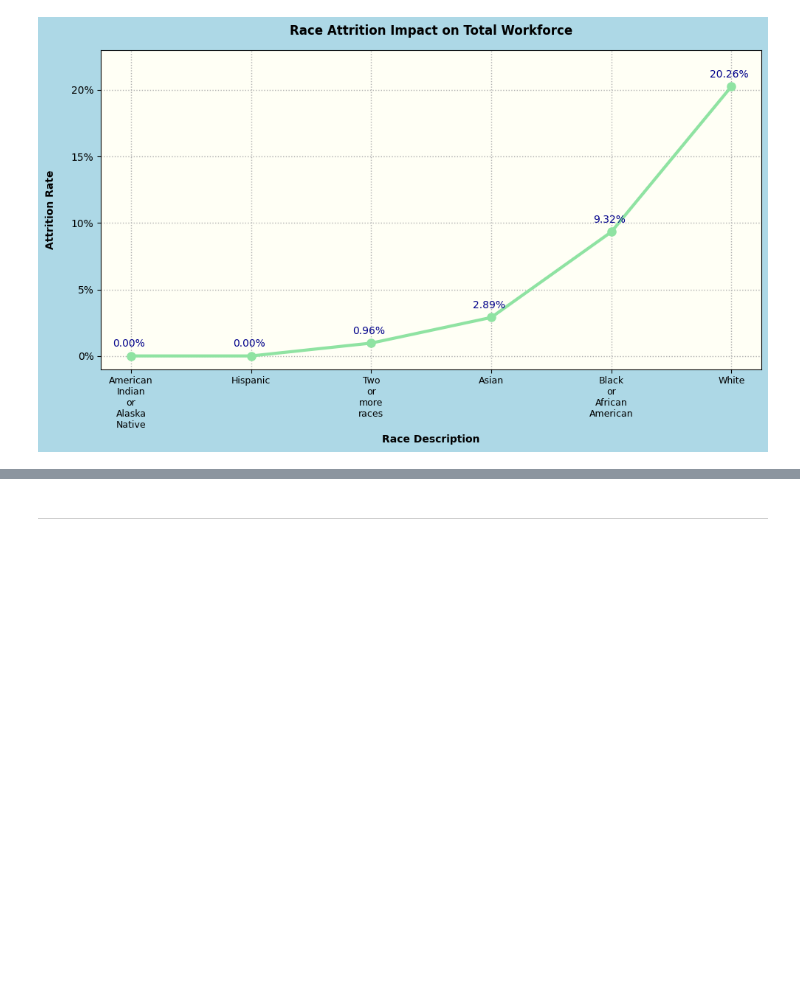
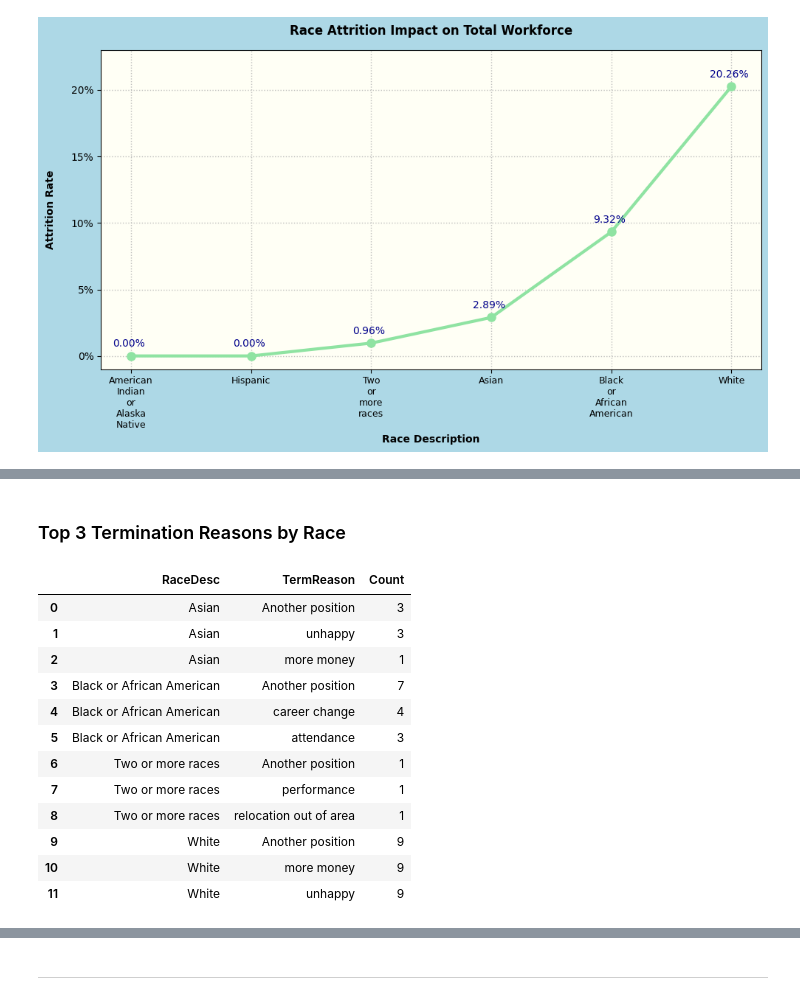
Before and after one commit to DanPkg/HR-Analytics-Insights-Project, a Jupyter notebook: human-resources-dataset-analysis-and-insights.ipynb, the cells around one changed output, grey strips where cells are left out. Saved outputs shown, nothing was run; the diff lists cells and outputs as text; code cells hidden in the pictures; blank space fills up the shorter version.

```diff
--- a/human-resources-dataset-analysis-and-insights.ipynb
+++ b/human-resources-dataset-analysis-and-insights.ipynb
@@ -2195,0 +2269,22 @@ plt.show()
+# %% [markdown]
+### Top 3 Termination Reasons by Race
+# %%
+race_term_counts = df_employed.groupby(['RaceDesc','TermReason']).size().reset_index(name='Count')
+
+# Get top 3 termination reasons for each race
+top_3_reasons_per_race = race_term_counts.groupby('RaceDesc').apply(lambda x: x.nlargest(3, 'Count')).reset_index(drop=True)
+top_3_reasons_per_race
+# %% [output]
+|  | RaceDesc | TermReason | Count |
+| 0 | Asian | Another position | 3 |
+| 1 | Asian | unhappy | 3 |
+| 2 | Asian | more money | 1 |
+| 3 | Black or African American | Another position | 7 |
+| 4 | Black or African American | career change | 4 |
+| 5 | Black or African American | attendance | 3 |
+| 6 | Two or more races | Another position | 1 |
+| 7 | Two or more races | performance | 1 |
+| 8 | Two or more races | relocation out of area | 1 |
+| 9 | White | Another position | 9 |
+| 10 | White | more money | 9 |
+| 11 | White | unhappy | 9 |
```
Also changed, not shown: parts of 26 cells of this notebook.
